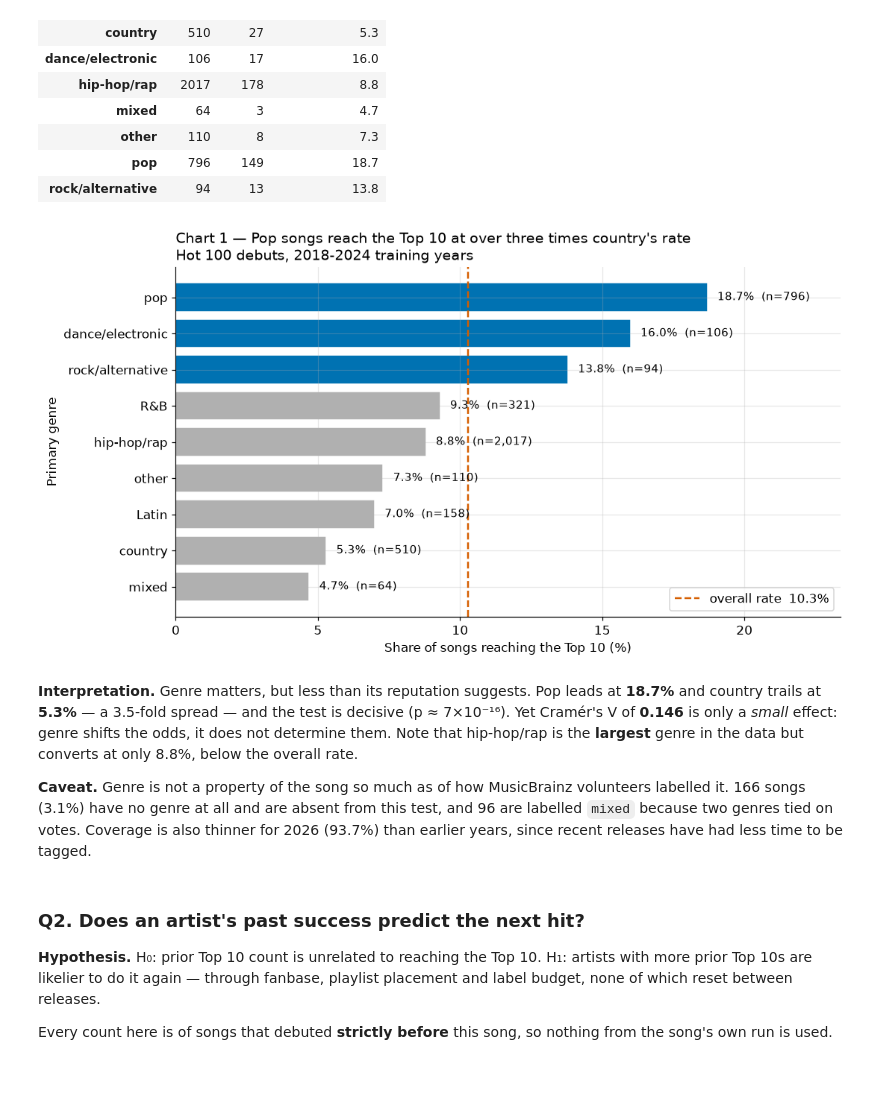
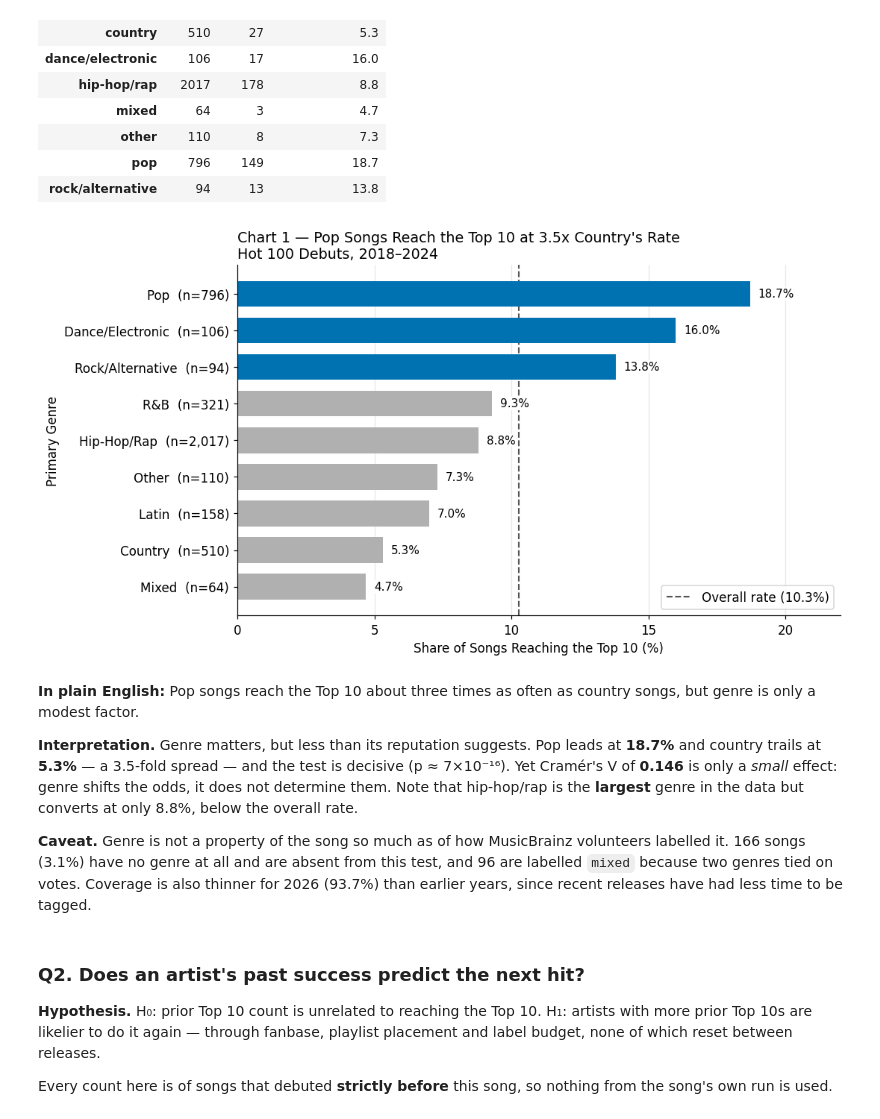
Before and after one commit to otawfik/billboard-top10, a Jupyter notebook: A05-Billboard-Top-10-Or-Not.ipynb, the cells around one changed output. Cells and saved outputs as stored; diff of their text form; code cells hidden in the pictures; blank space fills up the shorter version.

```diff
--- a/A05-Billboard-Top-10-Or-Not.ipynb
+++ b/A05-Billboard-Top-10-Or-Not.ipynb
@@ -386,29 +426,36 @@ Q1: Top 10 rate by primary genre
 | pop | 796 | 149 | 18.7 |
 | rock/alternative | 94 | 13 | 13.8 |
 # %%
+# Chart 1 — Top 10 rate by genre
+data = q1["summary"].sort_values("top10_rate_pct")          # already aggregated in Q1
+overall = train["top10"].mean() * 100
+labels = [f"{g.title()}  (n={n:,})" for g, n in zip(data.index, data["songs"])]
+colours = [TOP10_COLOUR if r > overall else OTHER_COLOUR for r in data["top10_rate_pct"]]
+
 fig, ax = plt.subplots(figsize=(10, 5.5))
-data = q1["summary"].sort_values("top10_rate_pct", ascending=True)
-overall = train["top10"].mean() * 100
-colours = [TOP10_COLOUR if v >= overall else OTHER_COLOUR for v in data["top10_rate_pct"]]
+ax.barh(labels, data["top10_rate_pct"], color=colours, height=0.7, zorder=2)
+ax.axvline(overall, color="#555555", linestyle="--", linewidth=1.4, zorder=1,
+           label=f"Overall rate ({overall:.1f}%)")
 
-bars = ax.barh(data.index, data["top10_rate_pct"], color=colours, edgecolor="white")
-ax.axvline(overall, color="#D55E00", linestyle="--", linewidth=1.6,
-           label=f"overall rate  {overall:.1f}%")
-for bar, (n, rate) in zip(bars, zip(data["songs"], data["top10_rate_pct"])):
-    ax.text(rate + 0.35, bar.get_y() + bar.get_height() / 2,
-            f"{rate:.1f}%  (n={n:,})", va="center", fontsize=9.5)
+for y, rate in enumerate(data["top10_rate_pct"]):
+    ax.text(rate + 0.3, y, f"{rate:.1f}%", va="center", fontsize=10, zorder=3,
+            bbox=dict(facecolor="white", edgecolor="none", pad=1))
 
-ax.set_xlabel("Share of songs reaching the Top 10 (%)")
-ax.set_ylabel("Primary genre")
-ax.set_title("Chart 1 — Pop songs reach the Top 10 at over three times country's rate\n"
-             "Hot 100 debuts, 2018-2024 training years", fontsize=12.5, loc="left")
-ax.set_xlim(0, max(data["top10_rate_pct"]) * 1.25)
+ax.set_xlabel("Share of Songs Reaching the Top 10 (%)")
+ax.set_ylabel("Primary Genre")
+ax.set_title("Chart 1 — Pop Songs Reach the Top 10 at 3.5x Country's Rate\n"
+             "Hot 100 Debuts, 2018–2024", fontsize=12.5, loc="left")
+ax.set_xlim(0, 22)
+ax.set_xticks(range(0, 21, 5))
+ax.grid(axis="y", visible=False)
 ax.legend(loc="lower right", frameon=True)
 plt.tight_layout()
 plt.show()
 # %% [output]
-[figure, old version]
+[figure, new version]
 # %% [markdown]
+**In plain English:** Pop songs reach the Top 10 about three times as often as country songs, but genre is only a modest factor.
+
 **Interpretation.** Genre matters, but less than its reputation suggests. Pop leads at
 **18.7%** and country trails at **5.3%** — a 3.5-fold spread — and the test is decisive
 (p ≈ 7×10⁻¹⁶). Yet Cramér's V of **0.146** is only a *small* effect: genre shifts the
```
Also changed, not shown: parts of 44 cells of this notebook.
